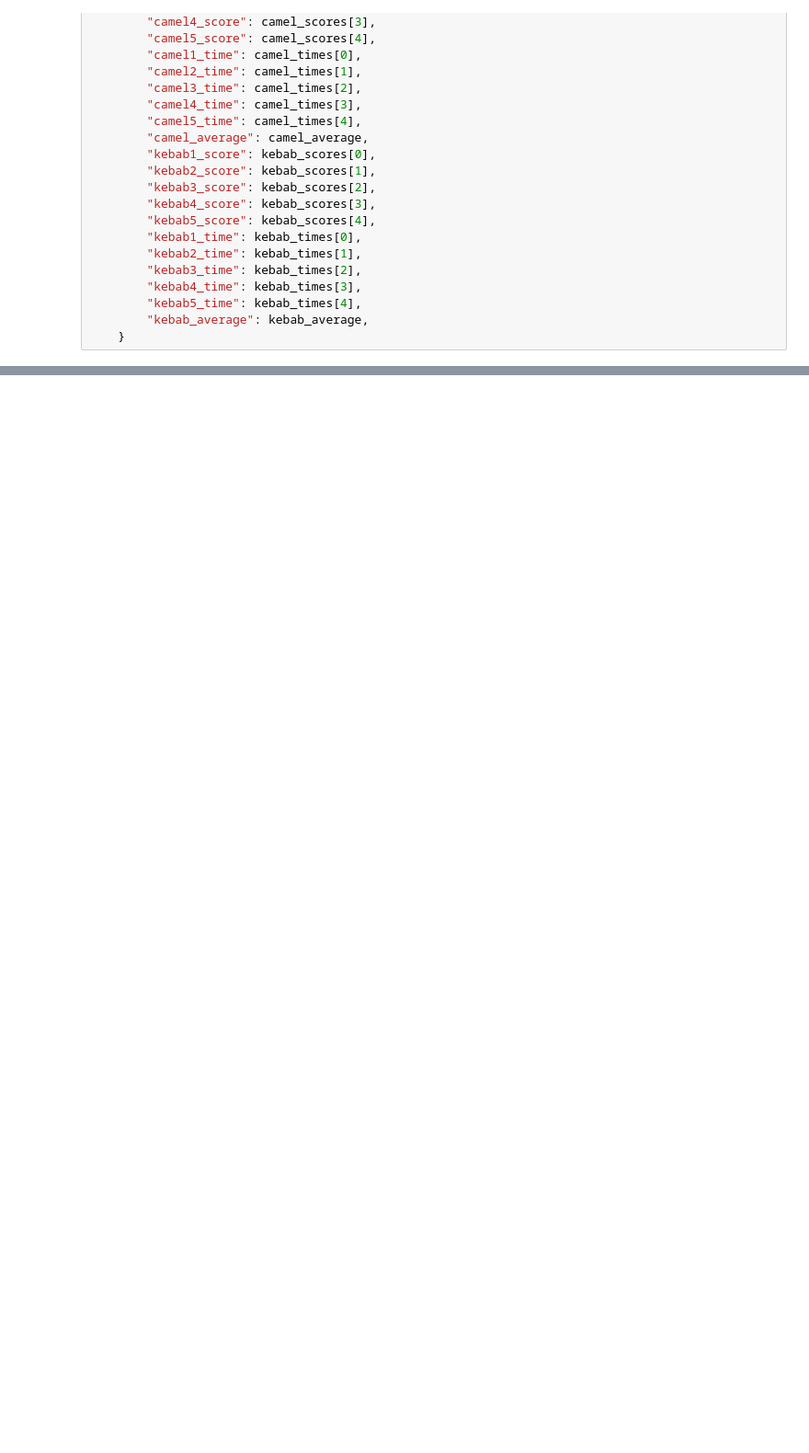
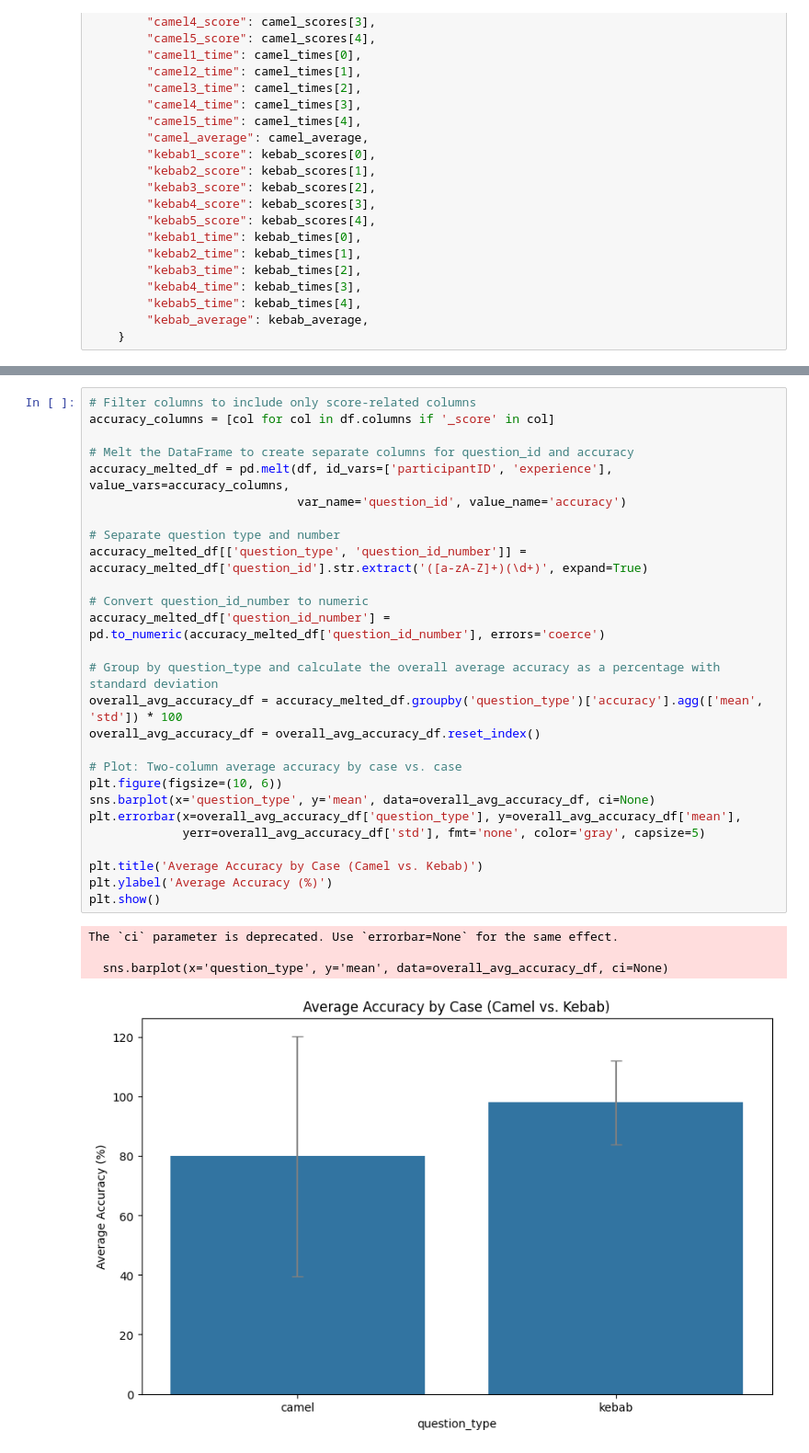
Before and after one commit to kybeka/projects-ee, a Jupyter notebook: exp2/datas/d.ipynb, the cells around one changed output, grey strips where cells are left out. Shown at 92% size. Saved outputs shown, nothing was run; the diff lists cells and outputs as text; blank space fills up the shorter version.

```diff
--- a/exp2/datas/d.ipynb
+++ b/exp2/datas/d.ipynb
@@ -96,0 +242,32 @@ print(csv_data_string)
+# %%
+# Filter columns to include only score-related columns
+accuracy_columns = [col for col in df.columns if '_score' in col]
+
+# Melt the DataFrame to create separate columns for question_id and accuracy
+accuracy_melted_df = pd.melt(df, id_vars=['participantID', 'experience'], value_vars=accuracy_columns,
+                             var_name='question_id', value_name='accuracy')
+
+# Separate question type and number
+accuracy_melted_df[['question_type', 'question_id_number']] = accuracy_melted_df['question_id'].str.extract('([a-zA-Z]+)(\d+)', expand=True)
+
+# Convert question_id_number to numeric
+accuracy_melted_df['question_id_number'] = pd.to_numeric(accuracy_melted_df['question_id_number'], errors='coerce')
+
+# Group by question_type and calculate the overall average accuracy as a percentage with standard deviation
+overall_avg_accuracy_df = accuracy_melted_df.groupby('question_type')['accuracy'].agg(['mean', 'std']) * 100
+overall_avg_accuracy_df = overall_avg_accuracy_df.reset_index()
+
+# Plot: Two-column average accuracy by case vs. case
+plt.figure(figsize=(10, 6))
+sns.barplot(x='question_type', y='mean', data=overall_avg_accuracy_df, ci=None)
+plt.errorbar(x=overall_avg_accuracy_df['question_type'], y=overall_avg_accuracy_df['mean'],
+             yerr=overall_avg_accuracy_df['std'], fmt='none', color='gray', capsize=5)
+
+plt.title('Average Accuracy by Case (Camel vs. Kebab)')
+plt.ylabel('Average Accuracy (%)')
+plt.show()
+# %% [output]
+The `ci` parameter is deprecated. Use `errorbar=None` for the same effect.
+
+  sns.barplot(x='question_type', y='mean', data=overall_avg_accuracy_df, ci=None)
+[figure, added]
```
Also changed, not shown: parts of 6 cells of this notebook, 1 other file.
